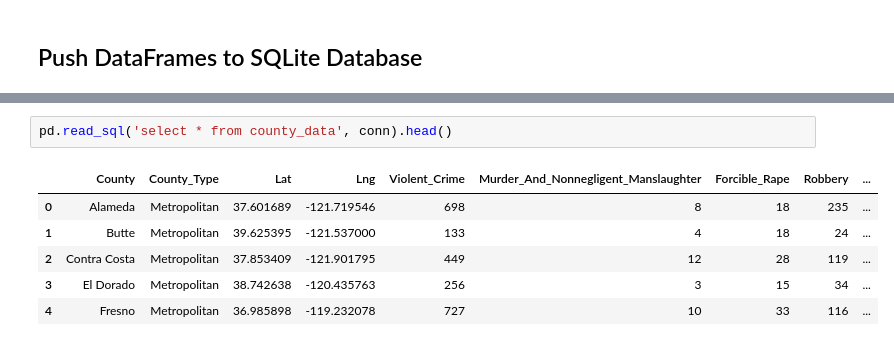
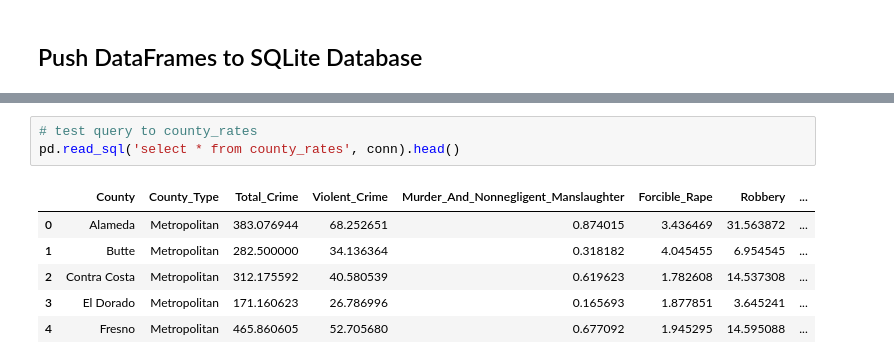
Before and after one commit to ryanbandrowski/project-3, a Jupyter notebook: static/data/CA County Crime.ipynb, the cells around one changed output, grey strips where cells are left out. Saved outputs shown, nothing was run; the diff lists cells and outputs as text.

Commit message:
added county rates db table and route

```diff
--- a/static/data/CA County Crime.ipynb
+++ b/static/data/CA County Crime.ipynb
@@ -528,9 +553,10 @@ pd.read_sql('select * from city_data', conn).head()
 # %%
-pd.read_sql('select * from county_data', conn).head()
+# test query to county_rates
+pd.read_sql('select * from county_rates', conn).head()
 # %% [output]
-|  | County | County_Type | Lat | Lng | Violent_Crime | Murder_And_Nonnegligent_Manslaughter | Forcible_Rape | Robbery | ... |
-| 0 | Alameda | Metropolitan | 37.601689 | -121.719546 | 698 | 8 | 18 | 235 | ... |
-| 1 | Butte | Metropolitan | 39.625395 | -121.537000 | 133 | 4 | 18 | 24 | ... |
-| 2 | Contra Costa | Metropolitan | 37.853409 | -121.901795 | 449 | 12 | 28 | 119 | ... |
-| 3 | El Dorado | Metropolitan | 38.742638 | -120.435763 | 256 | 3 | 15 | 34 | ... |
-| 4 | Fresno | Metropolitan | 36.985898 | -119.232078 | 727 | 10 | 33 | 116 | ... |
+|  | County | County_Type | Total_Crime | Violent_Crime | Murder_And_Nonnegligent_Manslaughter | Forcible_Rape | Robbery | ... |
+| 0 | Alameda | Metropolitan | 383.076944 | 68.252651 | 0.874015 | 3.436469 | 31.563872 | ... |
+| 1 | Butte | Metropolitan | 282.500000 | 34.136364 | 0.318182 | 4.045455 | 6.954545 | ... |
+| 2 | Contra Costa | Metropolitan | 312.175592 | 40.580539 | 0.619623 | 1.782608 | 14.537308 | ... |
+| 3 | El Dorado | Metropolitan | 171.160623 | 26.786996 | 0.165693 | 1.877851 | 3.645241 | ... |
+| 4 | Fresno | Metropolitan | 465.860605 | 52.705680 | 0.677092 | 1.945295 | 14.595088 | ... |
```
Also changed, not shown: parts of 79 cells of this notebook, 2 other files.
